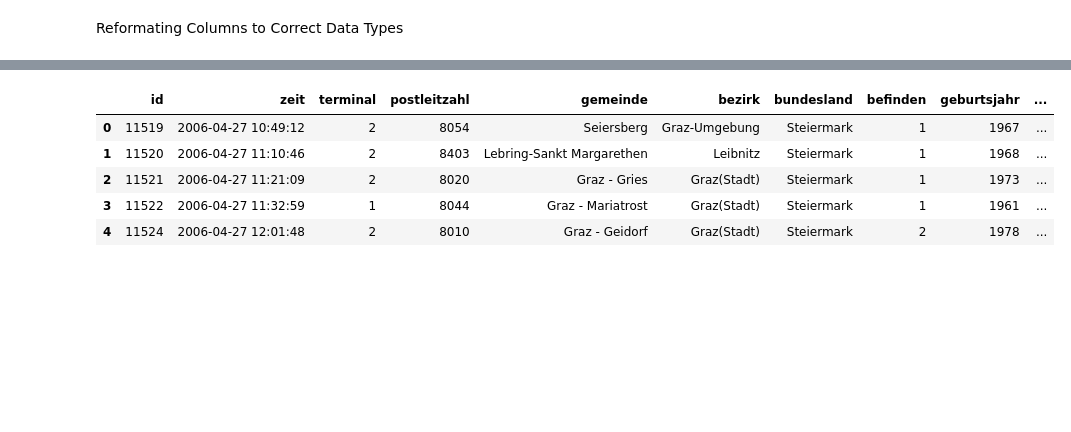
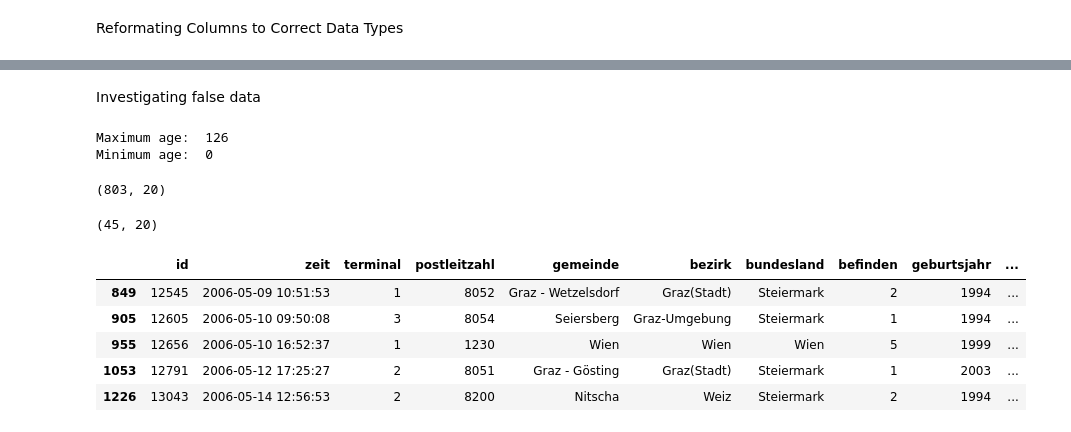
Before and after one commit to farrukh-ahmed/Case-Studies---Project-1, a Jupyter notebook: Notebooks/Project1-descriptive-data-analysis-2-Raafey.ipynb, the cells around one changed output, grey strips where cells are left out. Drawn from its saved outputs; the diff is of its cells as text; code cells hidden in the pictures; blank space fills up the shorter version.

```diff
--- a/Notebooks/Project1-descriptive-data-analysis-2-Raafey.ipynb
+++ b/Notebooks/Project1-descriptive-data-analysis-2-Raafey.ipynb
@@ -68,6 +68,8 @@ data_df.schaetzwert_by_dia = pd.to_numeric(data_df.schaetzwert_by_dia)
 # adding variable for age
 age =  data_df["zeit"].dt.year - pd.to_datetime(data_df['geburtsjahr'], format='%Y').dt.year
 data_df["age"] = age.astype("Int64")
+
+data_df["age_group"] = pd.cut(data_df.age, bins=[0,12,19,65,130],labels=['children', 'teenager', 'adult','65 over'])
 # %%
 print("Number of datapoints: ", len(data_df))
 print("Number of variables: ", len(data_df.columns))
@@ -84,9 +106,30 @@ Index(['id', 'zeit', 'terminal', 'postleitzahl', 'gemeinde', 'bezirk',
+# %% [markdown]
+Investigating false data
+# %%
+max_age = data_df["age"].max()
+print("Maximum age: ", max_age)
+
+min_age = data_df["age"].min()
+print("Minimum age: ", min_age)
+# %% [output]
+Maximum age:  126
+Minimum age:  0
+# %%
+children = data_df[data_df["age"] <= 12]
+children.shape
+# %% [output]
+(803, 20)
+# %%
+possible_false_data_1 = children[children.blutzucker_bekannt | children.cholesterin_bekannt | children.raucher | children.in_behandlung]
+possible_false_data_1.shape
+# %% [output]
+(45, 20)
 # %%
-data_df.head()
+possible_false_data_1.head()
 # %% [output]
 |  | id | zeit | terminal | postleitzahl | gemeinde | bezirk | bundesland | befinden | geburtsjahr | ... |
-| 0 | 11519 | 2006-04-27 10:49:12 | 2 | 8054 | Seiersberg | Graz-Umgebung | Steiermark | 1 | 1967 | ... |
-| 1 | 11520 | 2006-04-27 11:10:46 | 2 | 8403 | Lebring-Sankt Margarethen | Leibnitz | Steiermark | 1 | 1968 | ... |
-| 2 | 11521 | 2006-04-27 11:21:09 | 2 | 8020 | Graz - Gries | Graz(Stadt) | Steiermark | 1 | 1973 | ... |
-| 3 | 11522 | 2006-04-27 11:32:59 | 1 | 8044 | Graz - Mariatrost | Graz(Stadt) | Steiermark | 1 | 1961 | ... |
-| 4 | 11524 | 2006-04-27 12:01:48 | 2 | 8010 | Graz - Geidorf | Graz(Stadt) | Steiermark | 2 | 1978 | ... |
+| 849 | 12545 | 2006-05-09 10:51:53 | 1 | 8052 | Graz - Wetzelsdorf | Graz(Stadt) | Steiermark | 2 | 1994 | ... |
+| 905 | 12605 | 2006-05-10 09:50:08 | 3 | 8054 | Seiersberg | Graz-Umgebung | Steiermark | 1 | 1994 | ... |
+| 955 | 12656 | 2006-05-10 16:52:37 | 1 | 1230 | Wien | Wien | Wien | 5 | 1999 | ... |
+| 1053 | 12791 | 2006-05-12 17:25:27 | 2 | 8051 | Graz - Gösting | Graz(Stadt) | Steiermark | 1 | 2003 | ... |
+| 1226 | 13043 | 2006-05-14 12:56:53 | 2 | 8200 | Nitscha | Weiz | Steiermark | 2 | 1994 | ... |
```
Also changed, not shown: parts of 13 cells of this notebook, 2 other files.
